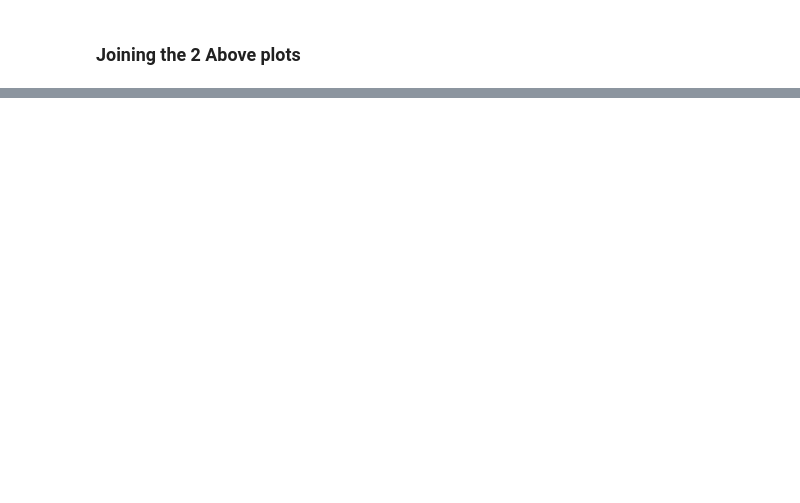
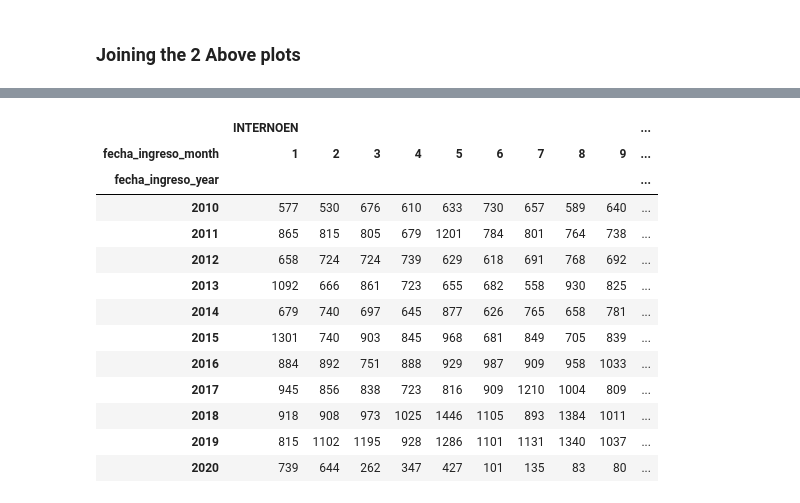
Before and after one commit to dehoyosb/MinJusticia_team77_DS4A_Project, a Jupyter notebook: exploratory_data_analysis_daniel.ipynb, the cells around one changed output, grey strips where cells are left out. Saved outputs shown, nothing was run; the diff lists cells and outputs as text; code cells hidden in the pictures; blank space fills up the shorter version.

```diff
--- a/exploratory_data_analysis_daniel.ipynb
+++ b/exploratory_data_analysis_daniel.ipynb
@@ -1291,0 +1321,4 @@ data.groupby(['INTERNOEN'])[['DELITO']].count().describe(percentiles=[0.25, 0.5,
+# %%
+temp = data.groupby(['INTERNOEN','fecha_ingreso_year','fecha_ingreso_month'])['DELITO'].count() \
+        .reset_index()
+temp
@@ -1291,0 +1339,18 @@ data.groupby(['INTERNOEN'])[['DELITO']].count().describe(percentiles=[0.25, 0.5,
+# %%
+heat_matrix = temp.groupby(['fecha_ingreso_year','fecha_ingreso_month'])[['INTERNOEN']].count().unstack().fillna(0.000001)
+heat_matrix
+# %% [output]
+|  | INTERNOEN |  |  |  |  |  |  |  |  | ... |
+| fecha_ingreso_month | 1 | 2 | 3 | 4 | 5 | 6 | 7 | 8 | 9 | ... |
+| fecha_ingreso_year |  |  |  |  |  |  |  |  |  | ... |
+| 2010 | 577 | 530 | 676 | 610 | 633 | 730 | 657 | 589 | 640 | ... |
+| 2011 | 865 | 815 | 805 | 679 | 1201 | 784 | 801 | 764 | 738 | ... |
+| 2012 | 658 | 724 | 724 | 739 | 629 | 618 | 691 | 768 | 692 | ... |
+| 2013 | 1092 | 666 | 861 | 723 | 655 | 682 | 558 | 930 | 825 | ... |
+| 2014 | 679 | 740 | 697 | 645 | 877 | 626 | 765 | 658 | 781 | ... |
+| 2015 | 1301 | 740 | 903 | 845 | 968 | 681 | 849 | 705 | 839 | ... |
+| 2016 | 884 | 892 | 751 | 888 | 929 | 987 | 909 | 958 | 1033 | ... |
+| 2017 | 945 | 856 | 838 | 723 | 816 | 909 | 1210 | 1004 | 809 | ... |
+| 2018 | 918 | 908 | 973 | 1025 | 1446 | 1105 | 893 | 1384 | 1011 | ... |
+| 2019 | 815 | 1102 | 1195 | 928 | 1286 | 1101 | 1131 | 1340 | 1037 | ... |
+| 2020 | 739 | 644 | 262 | 347 | 427 | 101 | 135 | 83 | 80 | ... |
```
Also changed, not shown: parts of 36 cells of this notebook.
